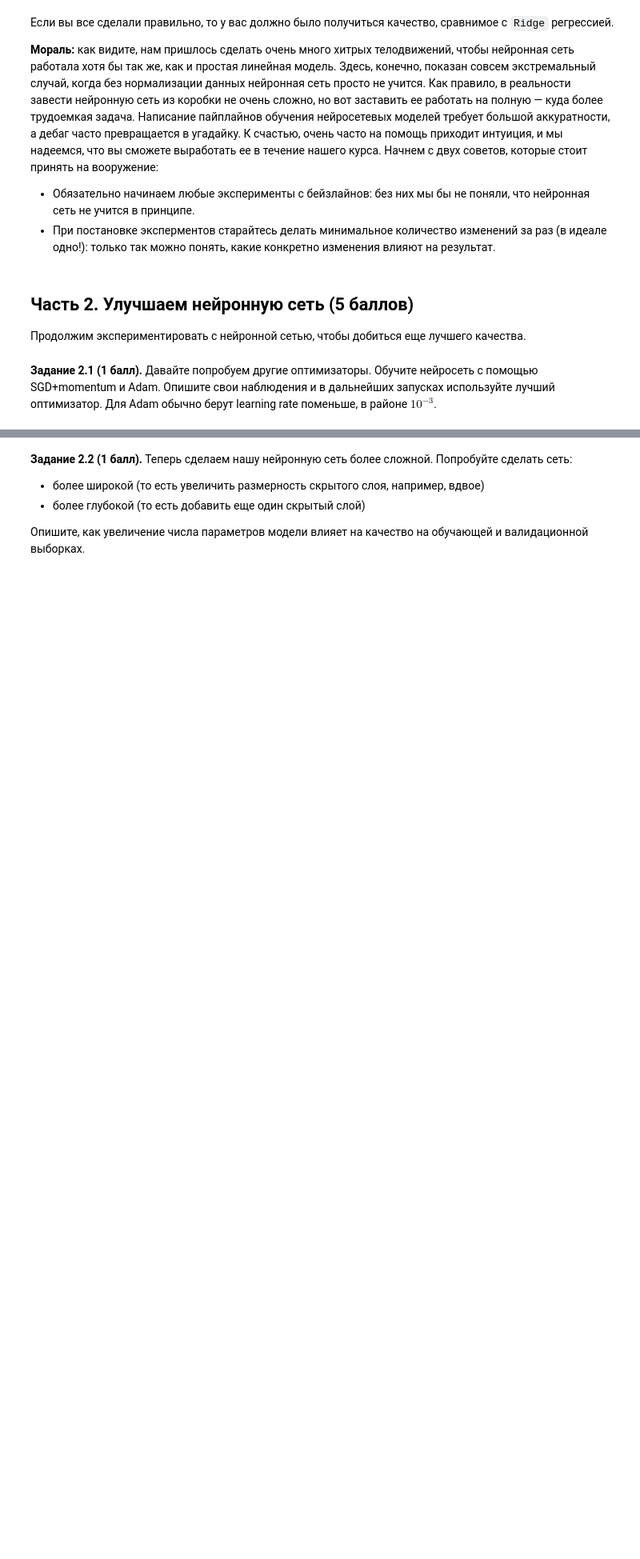
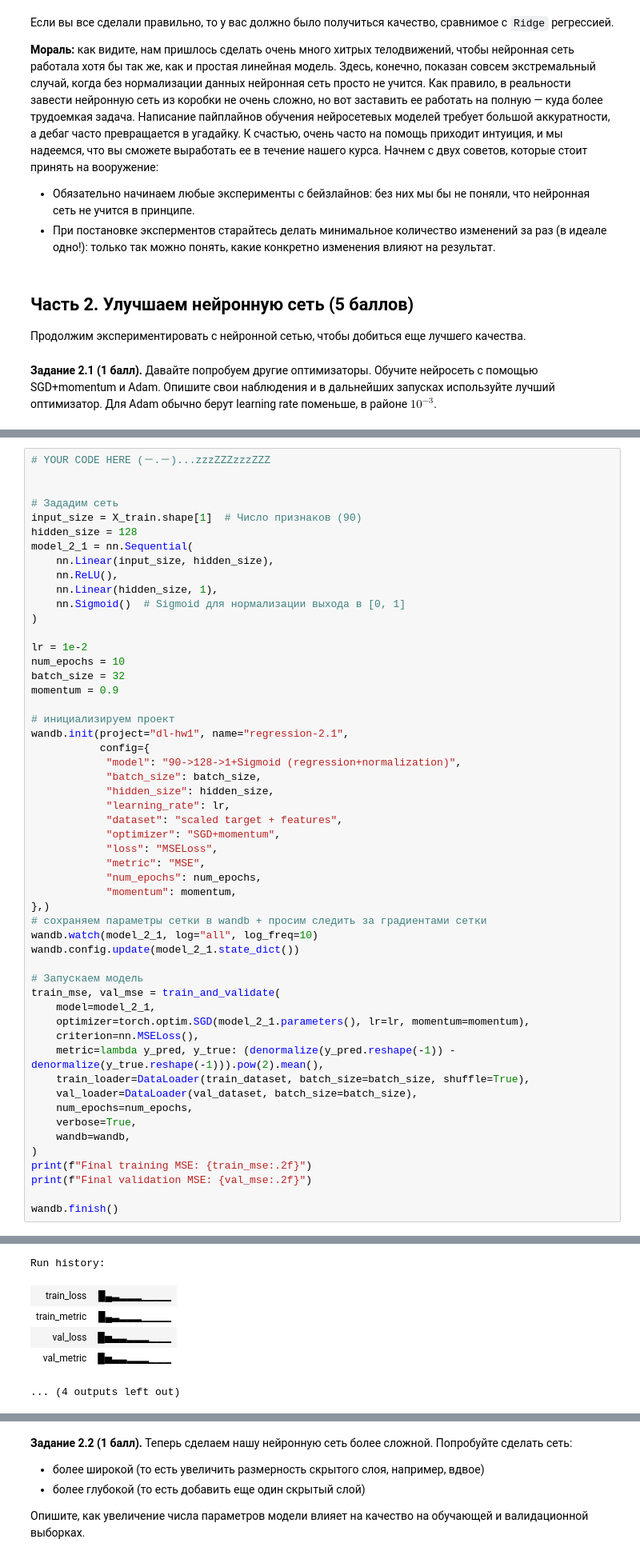
Before and after one commit to psaw/hse-ai24-dl, a Jupyter notebook: homeworks/HW1/HW1_Light.ipynb, the cells around one changed output, grey strips where cells are left out. Shown at 80% size. Cells and saved outputs as stored; diff of their text form; blank space fills up the shorter version.

```diff
--- a/homeworks/HW1/HW1_Light.ipynb
+++ b/homeworks/HW1/HW1_Light.ipynb
@@ -826,0 +803,54 @@ wandb.finish()
+# %%
+# YOUR CODE HERE (－.－)...zzzZZZzzzZZZ
+
+
+# Зададим сеть
+input_size = X_train.shape[1]  # Число признаков (90)
+hidden_size = 128
+model_2_1 = nn.Sequential(
+    nn.Linear(input_size, hidden_size),
+    nn.ReLU(),
+    nn.Linear(hidden_size, 1),
+    nn.Sigmoid()  # Sigmoid для нормализации выхода в [0, 1]
+)
+
+lr = 1e-2
+num_epochs = 10
+batch_size = 32
+momentum = 0.9
+
+# инициализируем проект
+wandb.init(project="dl-hw1", name="regression-2.1",
+           config={
+            "model": "90->128->1+Sigmoid (regression+normalization)",
+            "batch_size": batch_size,
+            "hidden_size": hidden_size,
+            "learning_rate": lr,
+            "dataset": "scaled target + features",
+            "optimizer": "SGD+momentum",
+            "loss": "MSELoss",
+            "metric": "MSE",
+            "num_epochs": num_epochs,
+            "momentum": momentum,
+},)
+# сохраняем параметры сетки в wandb + просим следить за градиентами сетки
+wandb.watch(model_2_1, log="all", log_freq=10)
+wandb.config.update(model_2_1.state_dict())
+
+# Запускаем модель
+train_mse, val_mse = train_and_validate(
+    model=model_2_1,
+    optimizer=torch.optim.SGD(model_2_1.parameters(), lr=lr, momentum=momentum),
+    criterion=nn.MSELoss(),
+    metric=lambda y_pred, y_true: (denormalize(y_pred.reshape(-1)) - denormalize(y_true.reshape(-1))).pow(2).mean(),
+    train_loader=DataLoader(train_dataset, batch_size=batch_size, shuffle=True),
+    val_loader=DataLoader(val_dataset, batch_size=batch_size),
+    num_epochs=num_epochs,
+    verbose=True,
+    wandb=wandb,
+)
+print(f"Final training MSE: {train_mse:.2f}")
+print(f"Final validation MSE: {val_mse:.2f}")
+
+wandb.finish()
+# %% [output]
@@ -827,3 +871,9 @@ wandb.finish()
+Run history:
+| train_loss | █▄▃▂▂▂▁▁▁▁ |
+| train_metric | █▄▃▂▂▂▁▁▁▁ |
+| val_loss | █▅▃▃▂▂▂▁▁▁ |
+| val_metric | █▅▃▃▂▂▂▁▁▁ |
+... (4 outputs left out)
 # %%
 # YOUR CODE HERE (－.－)...zzzZZZzzzZZZ
 
```
Also changed, not shown: parts of 26 cells of this notebook.
